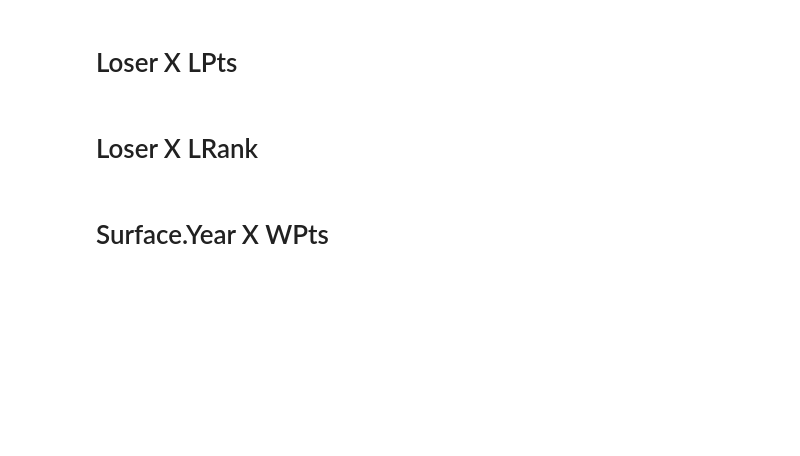
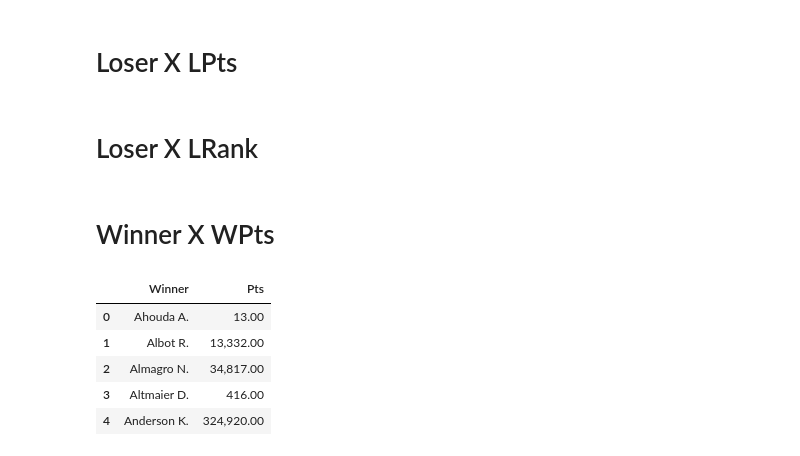
Before and after one commit to raphacosta27/atp, a Jupyter notebook: Final data analysis.ipynb, the cells around one changed output. Saved outputs shown, nothing was run; the diff lists cells and outputs as text; code cells hidden in the pictures; blank space fills up the shorter version.

```diff
--- a/Final data analysis.ipynb
+++ b/Final data analysis.ipynb
@@ -37,4 +142,16 @@ wyw
 # %% [markdown]
 # Loser X LRank
 # %% [markdown]
-# Surface.Year X WPts
+# Winner X WPts
+# %%
+wwpts = pd.read_excel('results/winnerwpts.xlsx')
+# %%
+wwpts = wwpts.rename(columns={"Dimmatch.Match": "Winner", "WPts": "Pts"})
+wwpts.head()
+# %% [output]
+|  | Winner | Pts |
+| 0 | Ahouda A. | 13.00 |
+| 1 | Albot R. | 13,332.00 |
+| 2 | Almagro N. | 34,817.00 |
+| 3 | Altmaier D. | 416.00 |
+| 4 | Anderson K. | 324,920.00 |
```
Also changed, not shown: parts of 22 cells of this notebook, 3 other files.
